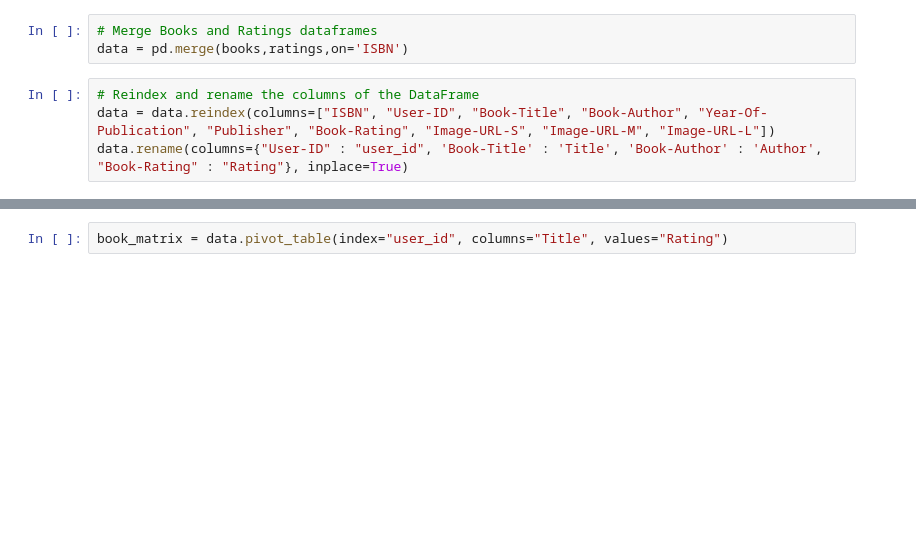
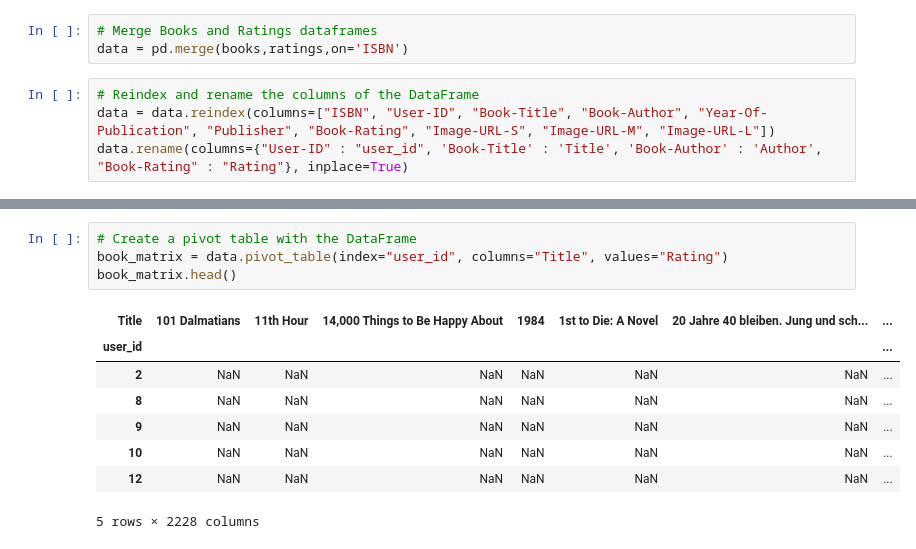
Before and after one commit to kapeeshvarma/Book-Recommendation-System, a Jupyter notebook: Book_Recommendation_System_Capstone_Project.ipynb, the cells around one changed output, grey strips where cells are left out. Drawn from its saved outputs; the diff is of its cells as text; blank space fills up the shorter version.

```diff
--- a/Book_Recommendation_System_Capstone_Project.ipynb
+++ b/Book_Recommendation_System_Capstone_Project.ipynb
@@ -150,3 +145,14 @@ new_data.sort_values(by='Num_of_ratings',ascending=False)
 # %%
+# Create a pivot table with the DataFrame
 book_matrix = data.pivot_table(index="user_id", columns="Title", values="Rating")
+book_matrix.head()
+# %% [output]
+| Title | 101 Dalmatians | 11th Hour | 14,000 Things to Be Happy About | 1984 | 1st to Die: A Novel | 20 Jahre 40 bleiben. Jung und sch... | ... |
+| user_id |  |  |  |  |  |  | ... |
+| 2 | NaN | NaN | NaN | NaN | NaN | NaN | ... |
+| 8 | NaN | NaN | NaN | NaN | NaN | NaN | ... |
+| 9 | NaN | NaN | NaN | NaN | NaN | NaN | ... |
+| 10 | NaN | NaN | NaN | NaN | NaN | NaN | ... |
+| 12 | NaN | NaN | NaN | NaN | NaN | NaN | ... |
+5 rows × 2228 columns
 # %%
```
Also changed, not shown: parts of 5 cells of this notebook.
